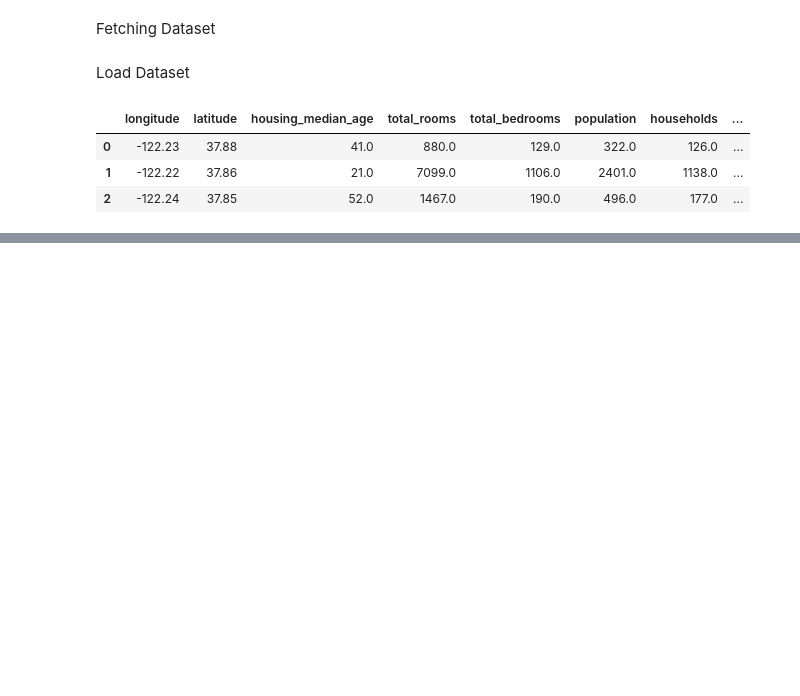
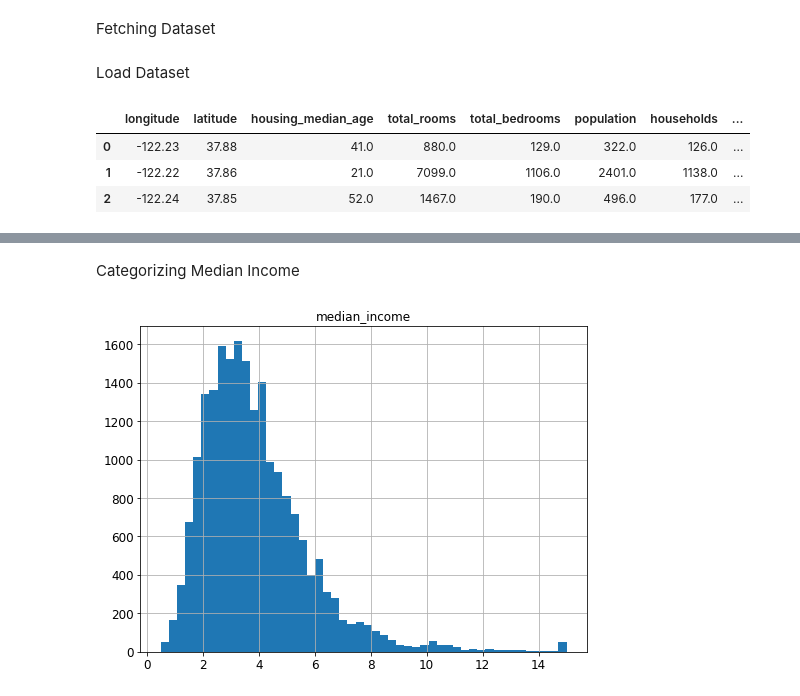
Before and after one commit to MaudDK/ML-Calfornia-Housing-Dataset-Geron, a Jupyter notebook: explore.ipynb, the cells around one changed output, grey strips where cells are left out. Cells and saved outputs as stored; diff of their text form; code cells hidden in the pictures; blank space fills up the shorter version.

```diff
--- a/explore.ipynb
+++ b/explore.ipynb
@@ -36,0 +117,9 @@ df.head(3)
+# %% [markdown]
+Categorizing Median Income
+# %%
+#Median Income appears to be a very important feature
+#We are going to create income categories and stratify split the dataset based on those categories
+housing.hist('median_income',bins = 50, figsize=(8,6))
+plt.show()
+# %% [output]
+[figure, added]
```
Also changed, not shown: parts of 20 cells of this notebook.
